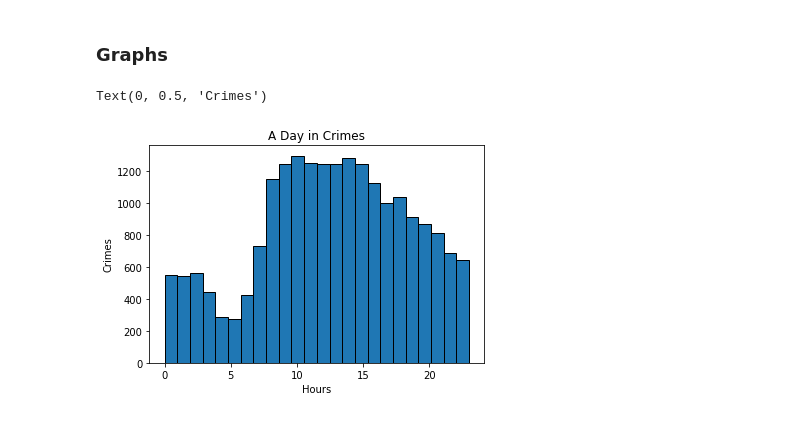
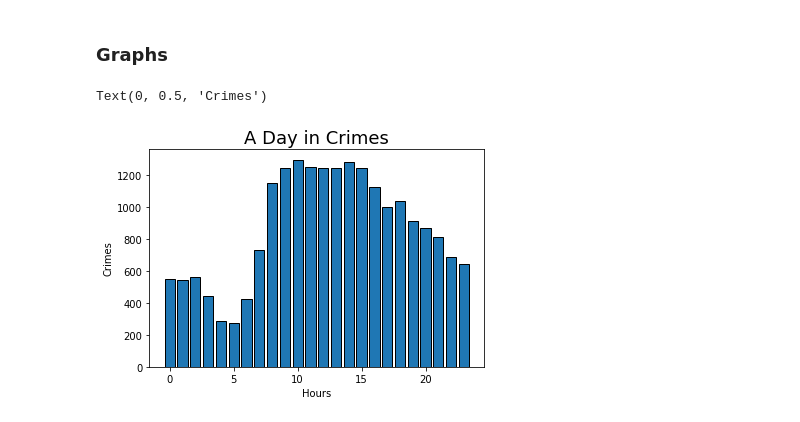
Before and after one commit to JustTrent/Orlando-Crimes-Data, a Jupyter notebook: OrlandoCrime.ipynb, the cells around one changed output. Cells and saved outputs as stored; diff of their text form; code cells hidden in the pictures.

```diff
--- a/OrlandoCrime.ipynb
+++ b/OrlandoCrime.ipynb
@@ -361,11 +362,11 @@ Hmap
 ### Graphs
 # %%
 # Hours that were reported for the crimes, not actual hours when crimes were committed
-plt.hist(data2017['Case Date Time'].dt.hour, edgecolor='black', bins=24)
+plt.hist(data2017['Case Date Time'].dt.hour, edgecolor='black', bins=(np.arange(25)-.5), rwidth=.8)
 
-plt.title('A Day in Crimes')
+plt.title('A Day in Crimes', fontsize=18)
 plt.xlabel('Hours')
 plt.ylabel('Crimes')
 # %% [output]
 Text(0, 0.5, 'Crimes')
-[figure, old version]
+[figure, new version]
```
Also changed, not shown: parts of 2 cells of this notebook.
